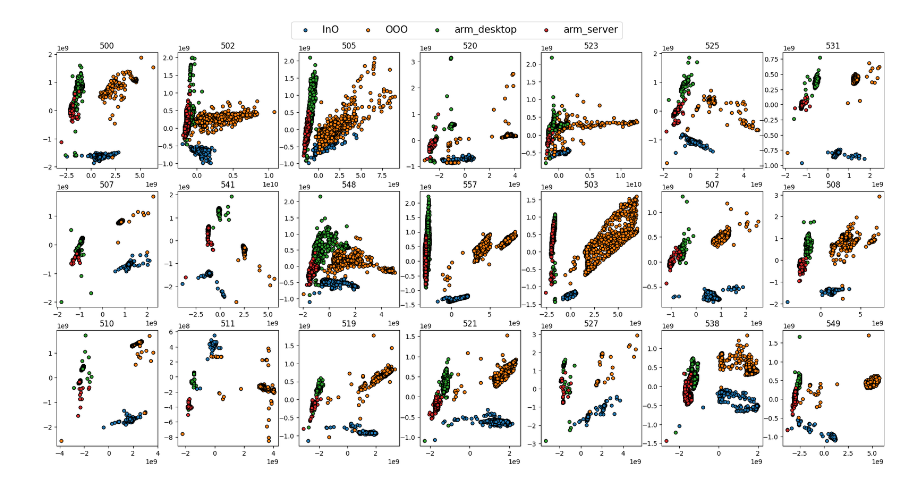
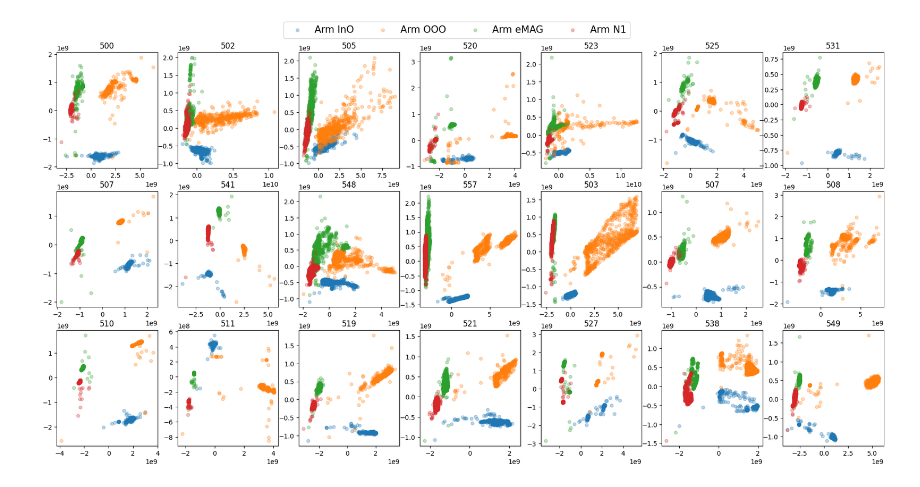
Before and after one commit to SLAM-Lab/PerfCount, a Jupyter notebook: scripts/processing/PCA.ipynb, the cells around one changed output. Cells and saved outputs as stored; diff of their text form; code cells hidden in the pictures.

```diff
--- a/scripts/processing/PCA.ipynb
+++ b/scripts/processing/PCA.ipynb
@@ -382,6 +382,8 @@ csv_list = [
     '549.csv',
 ]
 
+
+alpha=0.3
 for csv in range(0,len(csv_list)):
     df1 = pd.read_csv('PCA/' + csv_list[csv])
     df1 = df1.apply(pd.to_numeric,errors='coerce').fillna(0)
@@ -408,114 +410,118 @@ for csv in range(0,len(csv_list)):
     pca1_df['target'] = Y
     pca1_df['target'] = pca1_df['target'].map(target_names)
 
+
+
+
     if csv == 0:
         groups = pca1_df.groupby('target')
         for name, group in groups:
-            ax[0][0].scatter(group.PC1, group.PC2, edgecolor='k', s=25)
+            ax[0][0].scatter(group.PC1, group.PC2, s=25, alpha=alpha)
 
     elif csv == 1:
         groups = pca1_df.groupby('target')
         for name, group in groups:
-            ax[0][1].scatter(group.PC1, group.PC2, edgecolor='k', s=25)
+            ax[0][1].scatter(group.PC1, group.PC2, s=25, alpha=alpha)
 
     elif csv == 2:
         groups = pca1_df.groupby('target')
         for name, group in groups:
-            ax[0][2].scatter(group.PC1, group.PC2, edgecolor='k', s=25)
+            ax[0][2].scatter(group.PC1, group.PC2, s=25, alpha=alpha)
 
     elif csv == 3:
         groups = pca1_df.groupby('target')
         for name, group in groups:
-            ax[0][3].scatter(group.PC1, group.PC2, edgecolor='k', s=25)
+            ax[0][3].scatter(group.PC1, group.PC2, s=25, alpha=alpha)
 
     elif csv == 4:
         groups = pca1_df.groupby('target')
         for name, group in groups:
-            ax[0][4].scatter(group.PC1, group.PC2, edgecolor='k', s=25)
+            ax[0][4].scatter(group.PC1, group.PC2, s=25, alpha=alpha)
 
     elif csv == 5:
         groups = pca1_df.groupby('target')
         for name, group in groups:
-            ax[0][5].scatter(group.PC1, group.PC2, edgecolor='k', s=25)
+            ax[0][5].scatter(group.PC1, group.PC2, s=25, alpha=alpha)
 
     elif csv == 6:
         groups = pca1_df.groupby('target')
         for name, group in groups:
-            ax[0][6].scatter(group.PC1, group.PC2, edgecolor='k', s=25)
+            ax[0][6].scatter(group.PC1, group.PC2, s=25, alpha=alpha)
 
     elif csv == 7:
         groups = pca1_df.groupby('target')
         for name, group in groups:
-            ax[1][0].scatter(group.PC1, group.PC2, edgecolor='k', s=25)
+            ax[1][0].scatter(group.PC1, group.PC2, s=25, alpha=alpha)
 
     elif csv == 8:
         groups = pca1_df.groupby('target')
         for name, group in groups:
-            ax[1][1].scatter(group.PC1, group.PC2, edgecolor='k', s=25)
+            ax[1][1].scatter(group.PC1, group.PC2, s=25, alpha=alpha)
 
     elif csv == 9:
         groups = pca1_df.groupby('target')
         for name, group in groups:
-            ax[1][2].scatter(group.PC1, group.PC2, edgecolor='k', s=25)
+            ax[1][2].scatter(group.PC1, group.PC2, s=25, alpha=alpha)
 
     elif csv == 10:
         groups = pca1_df.groupby('target')
         for name, group in groups:
-            ax[1][3].scatter(group.PC1, group.PC2, edgecolor='k', s=25)
+            ax[1][3].scatter(group.PC1, group.PC2, s=25, alpha=alpha)
 
     elif csv == 11:
         groups = pca1_df.groupby('target')
         for name, group in groups:
-            ax[1][4].scatter(group.PC1, group.PC2, edgecolor='k', s=25)
+            ax[1][4].scatter(group.PC1, group.PC2, s=25, alpha=alpha)
 
     elif csv == 12:
         groups = pca1_df.groupby('target')
         for name, group in groups:
-            ax[1][5].scatter(group.PC1, group.PC2, edgecolor='k', s=25)
+            ax[1][5].scatter(group.PC1, group.PC2, s=25, alpha=alpha)
 
     elif csv == 13:
         groups = pca1_df.groupby('target')
         for name, group in groups:
-            ax[1][6].scatter(group.PC1, group.PC2, edgecolor='k', s=25)
+            ax[1][6].scatter(group.PC1, group.PC2, s=25, alpha=alpha)
 
     elif csv == 14:
         groups = pca1_df.groupby('target')
         for name, group in groups:
-            ax[2][0].scatter(group.PC1, group.PC2, edgecolor='k', s=25)
+            ax[2][0].scatter(group.PC1, group.PC2, s=25, alpha=alpha)
 
     elif csv == 15:
         groups = pca1_df.groupby('target')
         for name, group in groups:
-            ax[2][1].scatter(group.PC1, group.PC2, edgecolor='k', s=25)
+            ax[2][1].scatter(group.PC1, group.PC2, s=25, alpha=alpha)
 
     elif csv == 16:
         groups = pca1_df.groupby('target')
         for name, group in groups:
-            ax[2][2].scatter(group.PC1, group.PC2, edgecolor='k', s=25)
+            ax[2][2].scatter(group.PC1, group.PC2, s=25, alpha=alpha)
 
     elif csv == 17:
         groups = pca1_df.groupby('target')
         for name, group in groups:
-            ax[2][3].scatter(group.PC1, group.PC2, edgecolor='k', s=25)
+            ax[2][3].scatter(group.PC1, group.PC2, s=25, alpha=alpha)
 
     elif csv == 18:
         groups = pca1_df.groupby('target')
         for name, group in groups:
-            ax[2][4].scatter(group.PC1, group.PC2, edgecolor='k', s=25)
+            ax[2][4].scatter(group.PC1, group.PC2, s=25, alpha=alpha)
 
     elif csv == 19:
         groups = pca1_df.groupby('target')
         for name, group in groups:
-            ax[2][5].scatter(group.PC1, group.PC2, edgecolor='k', s=25)
+            ax[2][5].scatter(group.PC1, group.PC2, s=25, alpha=alpha)
 
     elif csv == 20:
         groups = pca1_df.groupby('target')
         for name, group in groups:
-            ax[2][6].scatter(group.PC1, group.PC2, edgecolor='k', s=25)
+            ax[2][6].scatter(group.PC1, group.PC2, s=25, alpha=alpha)
 
-fig.legend(['InO', 'OOO', 'arm_desktop', 'arm_server'], bbox_to_anchor=(0.5,0.95), loc='upper center', ncol=4,fontsize=15)
+alpha=1
+fig.legend(['Arm InO', 'Arm OOO', 'Arm eMAG', 'Arm N1'], bbox_to_anchor=(0.5,0.95), loc='upper center', ncol=4,fontsize=15)
 #fig.tight_layout()
-plt.savefig('PCA/PCA_Categories.pdf', bbox_inches='tight')
+plt.savefig('PCA/PCA_Categories.svg', bbox_inches='tight')
 plt.show()
 # %% [output]
-[figure, old version]
+[figure, new version]
```
Also changed, not shown: 6 other files.
